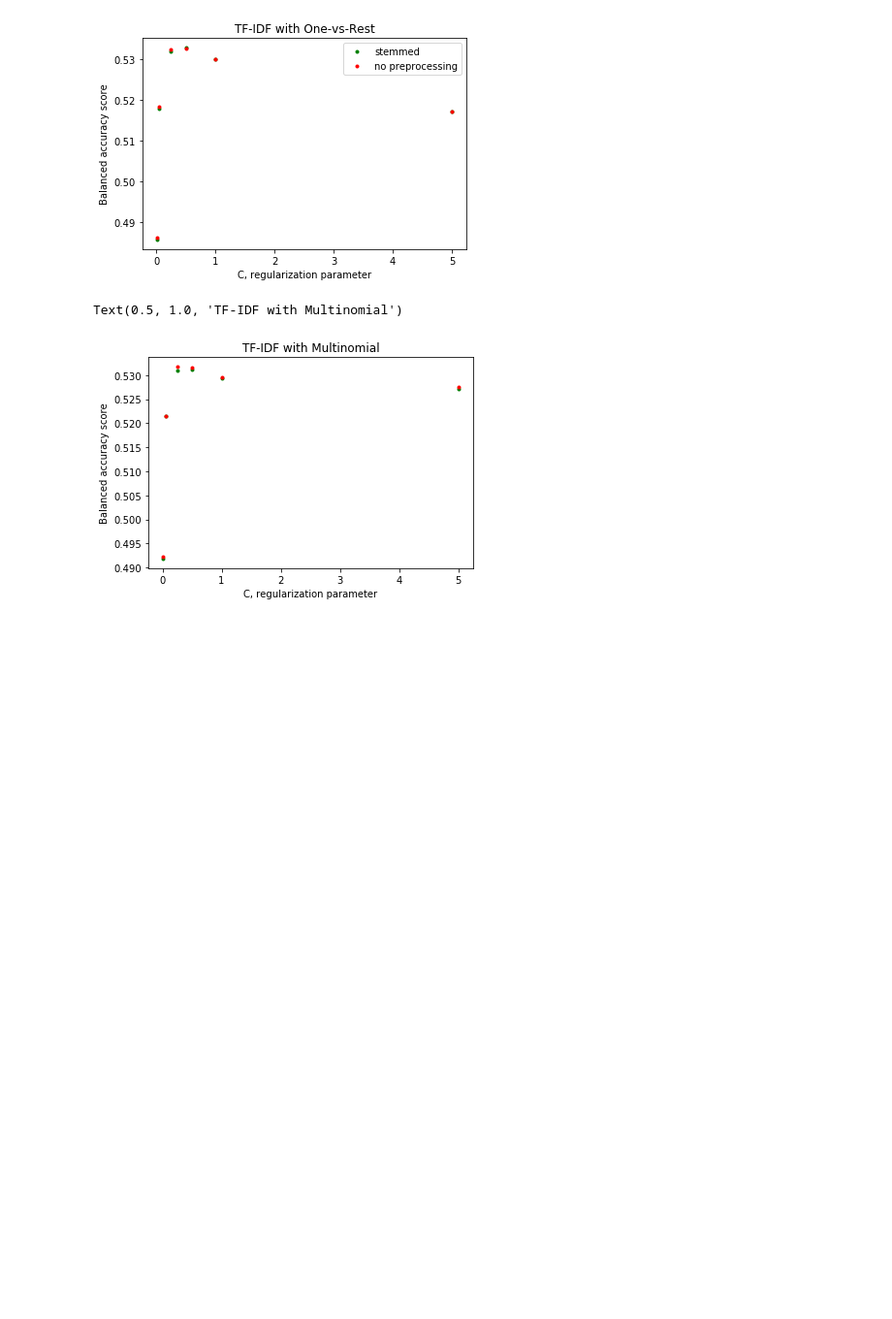
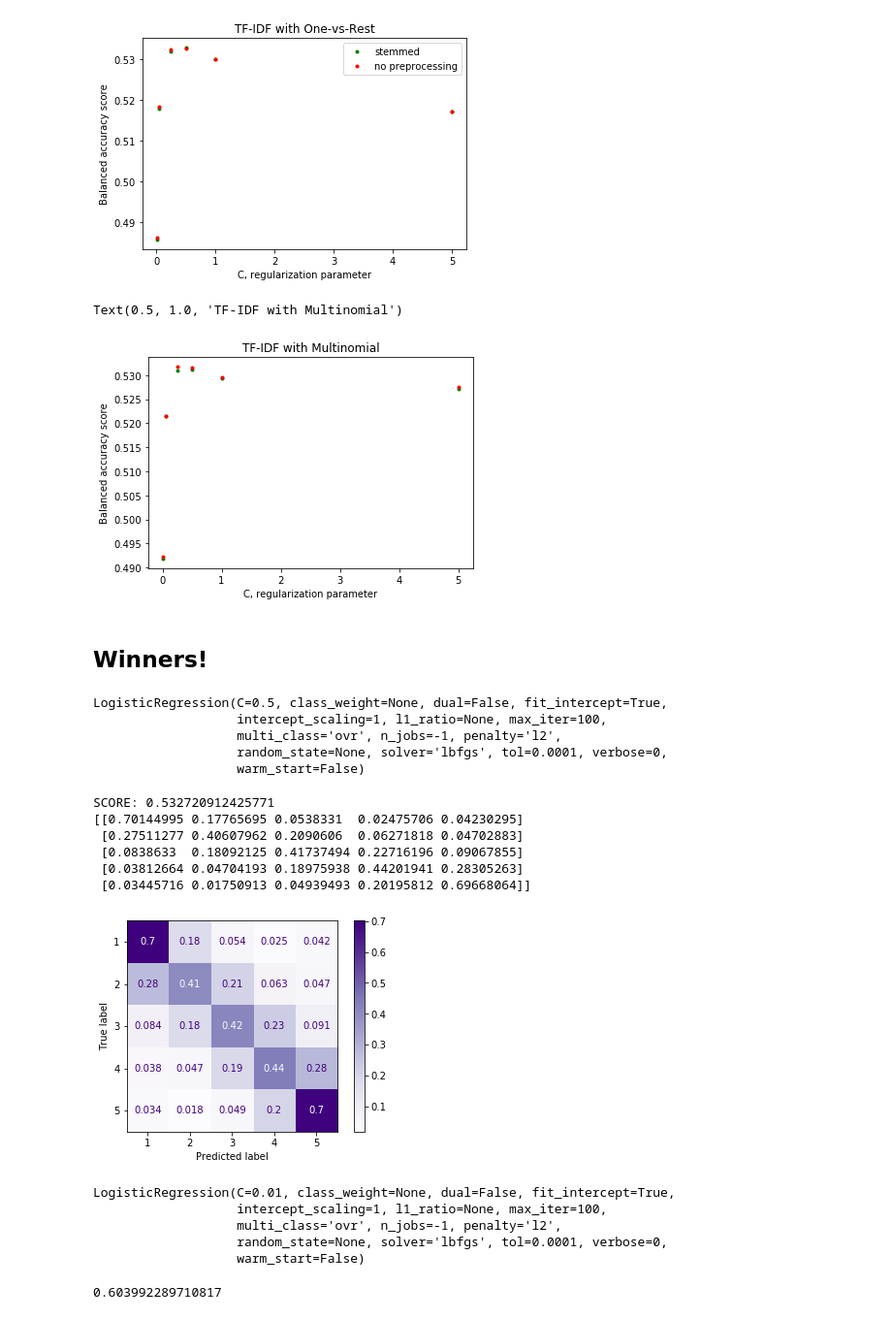
Before and after one commit to Asgavar/amazon-reviews, a Jupyter notebook: logistic-regression.ipynb, the cells around one changed output. Shown: that part at 97% size. Saved outputs shown, nothing was run; the diff lists cells and outputs as text; code cells hidden in the pictures; blank space fills up the shorter version.

Commit message:
Confusion matrices for Logistic Regression

```diff
--- a/logistic-regression.ipynb
+++ b/logistic-regression.ipynb
@@ -245,3 +245,43 @@ plt.title('TF-IDF with Multinomial')
 # %% [output]
 Text(0.5, 1.0, 'TF-IDF with Multinomial')
 [figure]
+# %% [markdown]
+## Winners!
+# %%
+train_as_vec, train_targets, test_as_vec, test_targets = common.load_dataset(
+    'random_downsampling', 'tf_idf', 'stem')
+
+classifier = sklearn.linear_model.LogisticRegression(C=0.5, multi_class='ovr', n_jobs=-1)
+classifier.fit(train_as_vec, train_targets)
+# %% [output]
+LogisticRegression(C=0.5, class_weight=None, dual=False, fit_intercept=True,
+                   intercept_scaling=1, l1_ratio=None, max_iter=100,
+                   multi_class='ovr', n_jobs=-1, penalty='l2',
+                   random_state=None, solver='lbfgs', tol=0.0001, verbose=0,
+                   warm_start=False)
+# %%
+common.display_classifier_performance(classifier, test_as_vec, test_targets)
+# %% [output]
+SCORE: 0.532720912425771
+[[0.70144995 0.17765695 0.0538331  0.02475706 0.04230295]
+ [0.27511277 0.40607962 0.2090606  0.06271818 0.04702883]
+ [0.0838633  0.18092125 0.41737494 0.22716196 0.09067855]
+ [0.03812664 0.04704193 0.18975938 0.44201941 0.28305263]
+ [0.03445716 0.01750913 0.04939493 0.20195812 0.69668064]]
+[figure, added]
+# %%
+train_as_vec, train_targets, test_as_vec, test_targets = common.load_dataset(
+    'random_downsampling', 'count', None)
+
+classifier = sklearn.linear_model.LogisticRegression(C=0.01, multi_class='ovr', n_jobs=-1)
+classifier.fit(train_as_vec, train_targets)
+# %% [output]
+LogisticRegression(C=0.01, class_weight=None, dual=False, fit_intercept=True,
+                   intercept_scaling=1, l1_ratio=None, max_iter=100,
+                   multi_class='ovr', n_jobs=-1, penalty='l2',
+                   random_state=None, solver='lbfgs', tol=0.0001, verbose=0,
+                   warm_start=False)
+# %%
+classifier.score(test_as_vec, test_targets)
+# %% [output]
+0.603992289710817
```
Also changed, not shown: parts of 1 cell of this notebook.
